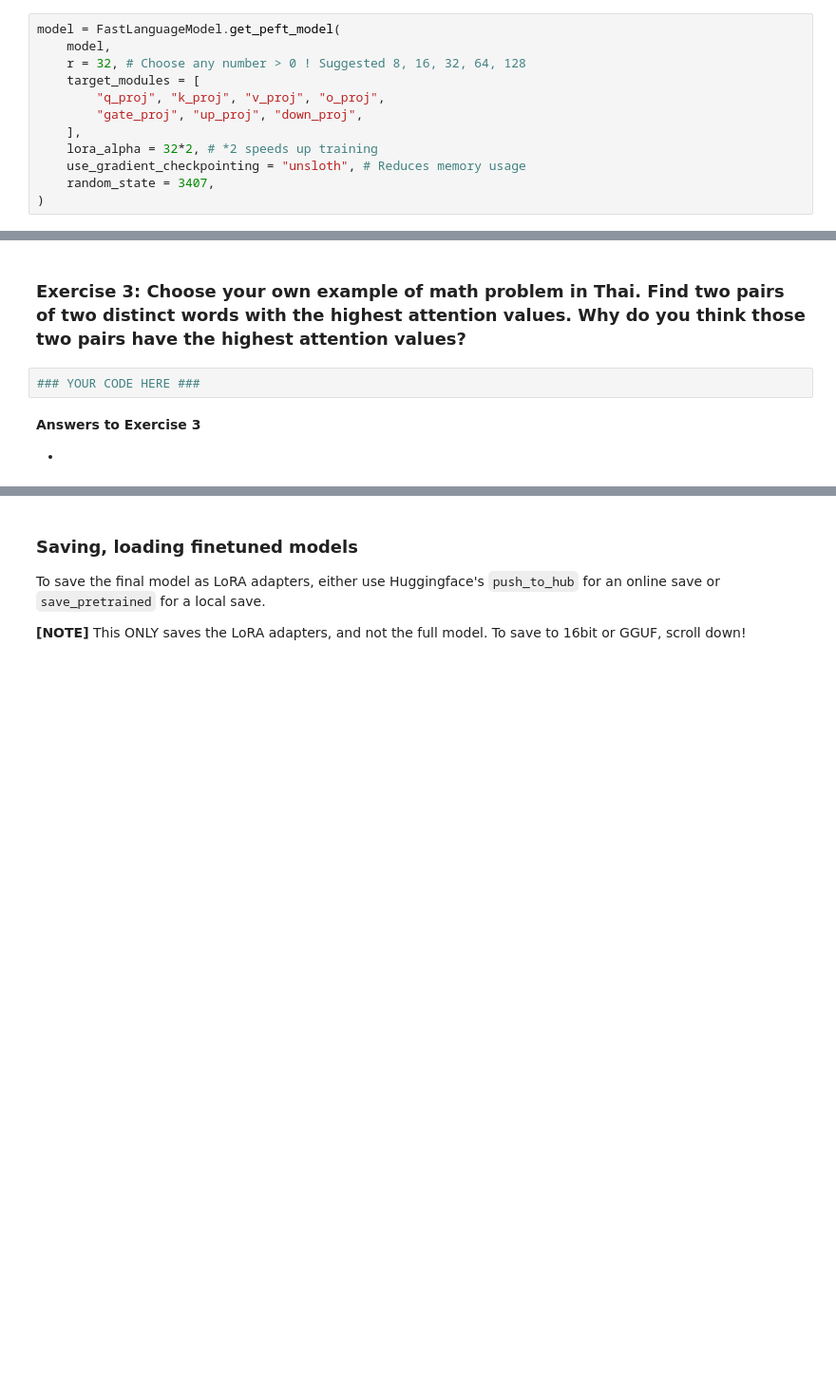
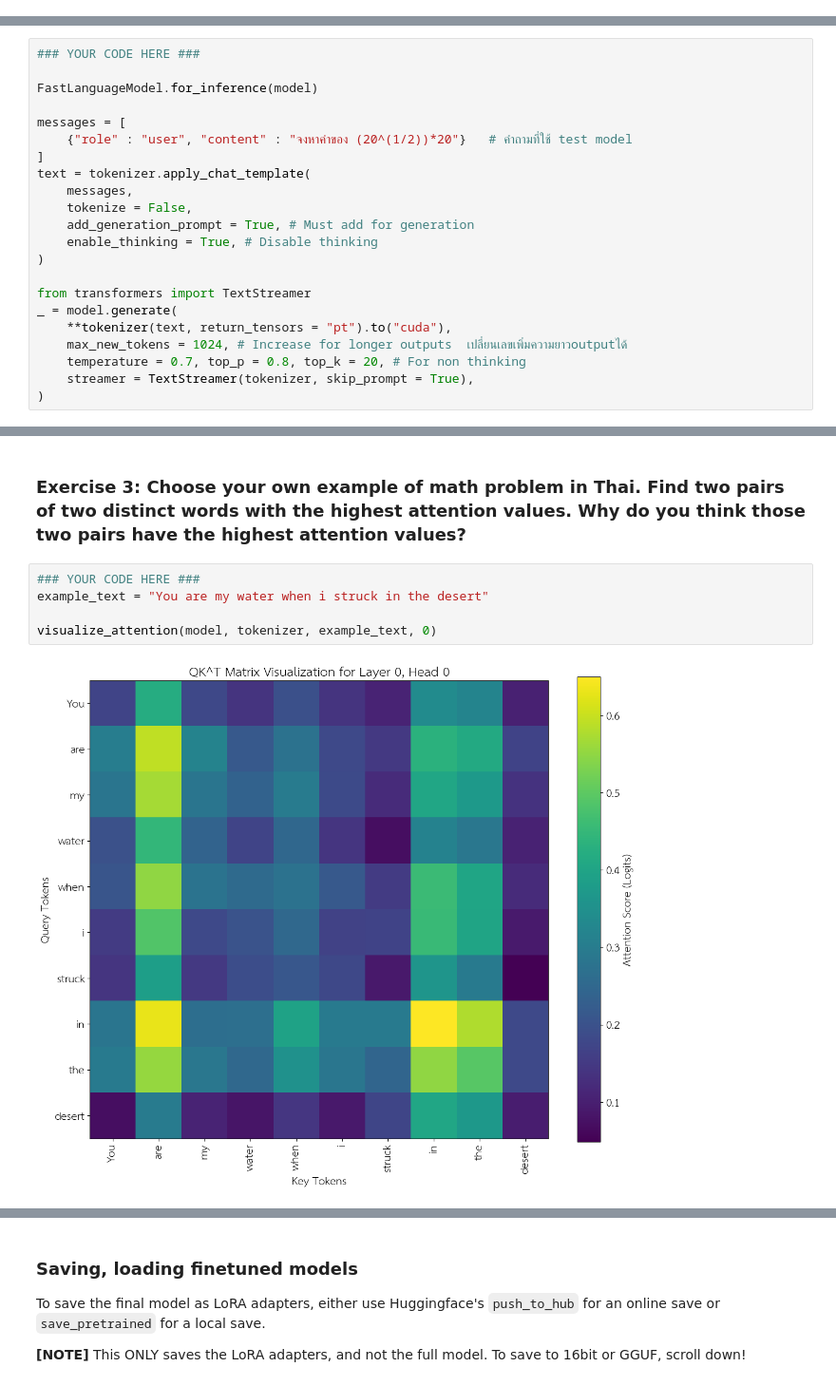
Before and after one commit to Thapadit-wq/Thapadit229352, a Jupyter notebook: Lab11_Fine-Tuning_Reasoning_Model.ipynb, the cells around one changed output, grey strips where cells are left out. Shown at 95% size. Drawn from its saved outputs; the diff is of its cells as text; blank space fills up the shorter version.

```diff
--- a/Lab11_Fine-Tuning_Reasoning_Model.ipynb
+++ b/Lab11_Fine-Tuning_Reasoning_Model.ipynb
@@ -92,15 +66,3 @@ ImportError: cannot import name 'Imports' from 'wandb.proto.wandb_telemetry_pb2'
 [Source: [Dasha Herrmannova](https://oneminutenlp.com/p/low-rank-adaptation)]
 # %% [markdown]
 We now add LoRA adapters so we only need to update 1 to 10% of all parameters!
-# %%
-model = FastLanguageModel.get_peft_model(
-    model,
-    r = 32, # Choose any number > 0 ! Suggested 8, 16, 32, 64, 128
-    target_modules = [
-        "q_proj", "k_proj", "v_proj", "o_proj",
-        "gate_proj", "up_proj", "down_proj",
-    ],
-    lora_alpha = 32*2, # *2 speeds up training
-    use_gradient_checkpointing = "unsloth", # Reduces memory usage
-    random_state = 3407,
-)
@@ -260,0 +253,22 @@ _ = model.generate(
+# %%
+### YOUR CODE HERE ###
+
+FastLanguageModel.for_inference(model)
+
+messages = [
+    {"role" : "user", "content" : "จงหาค่าของ (20^(1/2))*20"}   # คำถามที่ใช้ test model
+]
+text = tokenizer.apply_chat_template(
+    messages,
+    tokenize = False,
+    add_generation_prompt = True, # Must add for generation
+    enable_thinking = True, # Disable thinking
+)
+
+from transformers import TextStreamer
+_ = model.generate(
+    **tokenizer(text, return_tensors = "pt").to("cuda"),
+    max_new_tokens = 1024, # Increase for longer outputs  เปลี่ยนเลขเพิ่มความยาวoutputได้
+    temperature = 0.7, top_p = 0.8, top_k = 20, # For non thinking
+    streamer = TextStreamer(tokenizer, skip_prompt = True),
+)
@@ -398,8 +433,9 @@ visualize_attention(model, tokenizer, example_text, 0)
 # %% [markdown]
 ### Exercise 3: Choose your own example of **math problem in Thai**. Find **two** pairs of two distinct words with the highest attention values. Why do you think those two pairs have the highest attention values?
-# %%
-### YOUR CODE HERE ###
-# %% [markdown]
-**Answers to Exercise 3**
-
--
+# %%
+### YOUR CODE HERE ###
+example_text = "You are my water when i struck in the desert"
+
+visualize_attention(model, tokenizer, example_text, 0)
+# %% [output]
+[figure, added]
```
Also changed, not shown: parts of 18 cells of this notebook.
